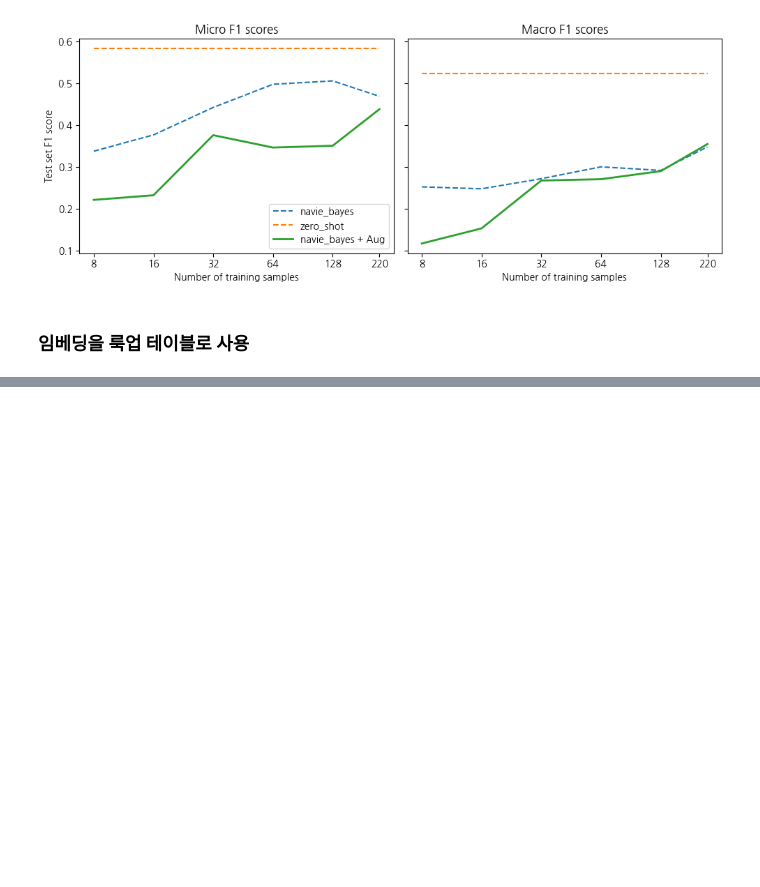
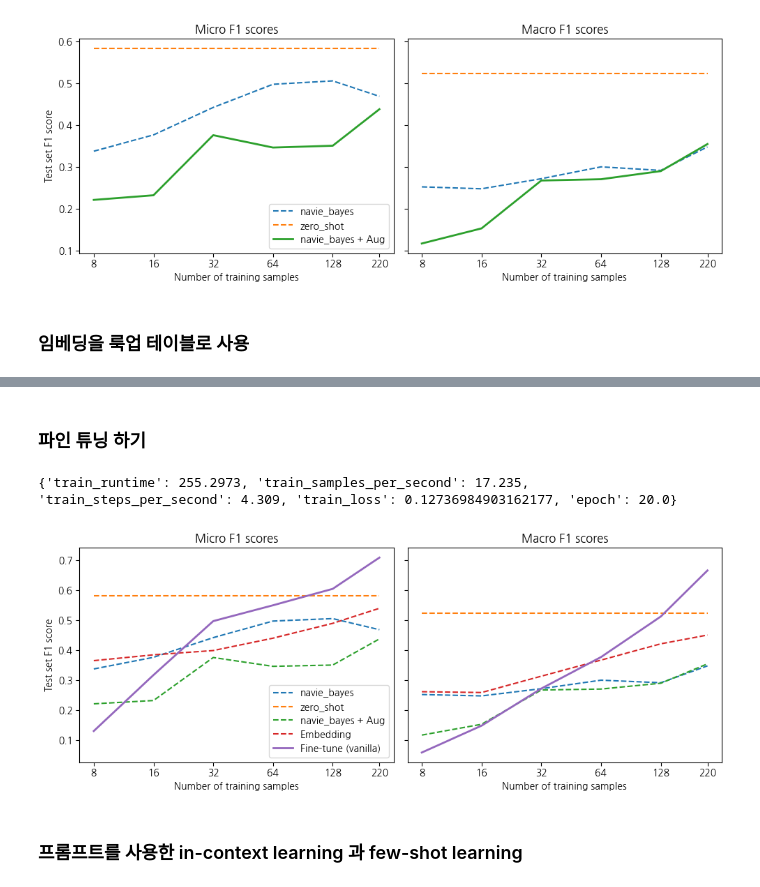
Before and after one commit to tommyjin2894/ai_study_transformer, a Jupyter notebook: 09_lack_of_label.ipynb, the cells around one changed output, grey strips where cells are left out. Drawn from its saved outputs; the diff is of its cells as text; code cells hidden in the pictures; blank space fills up the shorter version.

```diff
--- a/09_lack_of_label.ipynb
+++ b/09_lack_of_label.ipynb
@@ -595,0 +634,21 @@ perf_macro, perf_micro = find_best_k_m(embs_train, valid_queries, valid_labels)
+# %% [markdown]
+### 파인 튜닝 하기
+# %%
+import torch
+from transformers import AutoTokenizer, AutoConfig, AutoModelForSequenceClassification
+
+model_ckpt = "bert-base-uncased"
+tokenizer = AutoTokenizer.from_pretrained(model_ckpt)
+
+def tokenize(batch):
+    return tokenizer(batch['text'], truncation=True,
+                     padding="max_length", return_special_tokens_mask=True,
+                     max_length=128)
+
+ds_enc = ds.map(tokenize)
+ds_enc = ds_enc.remove_columns(["labels", "text"])
+# %%
+ds_enc.set_format("torch")
+ds_enc = ds_enc.map(lambda x : {"label_ids_f" : x["label_ids"].to(torch.float)},
+                    remove_columns=["label_ids"])
+ds_enc = ds_enc.rename_column("label_ids_f", "label_ids")
@@ -595,0 +687,28 @@ perf_macro, perf_micro = find_best_k_m(embs_train, valid_queries, valid_labels)
+# %%
+config = AutoConfig.from_pretrained(model_ckpt)
+config.num_labels = len(list(label_map.values()))
+config.problem_type = "multi_label_classification"
+
+for train_slice in train_slices:
+    model = AutoModelForSequenceClassification.from_pretrained(model_ckpt,
+                                                               config=config)
+    trainer = Trainer(
+        model=model,
+        args=training_args_fine_tune,
+        compute_metrics=compute_metrics,
+        train_dataset=ds_enc["train"].select(train_slice),
+        eval_dataset=ds_enc["valid"])
+
+    trainer.train()
+
+    pred = trainer.predict(ds_enc["test"])
+    metrics = compute_metrics(pred)
+    macro_scores ["Fine-tune (vanilla)"].append(metrics["macro f1"])
+    micro_scores["Fine-tune (vanilla)"].append(metrics["micro f1"])
+
+plot_metrics(micro_scores, macro_scores, train_samples, "Fine-tune (vanilla)")
+# %% [output]
+{'train_runtime': 255.2973, 'train_samples_per_second': 17.235, 'train_steps_per_second': 4.309, 'train_loss': 0.12736984903162177, 'epoch': 20.0}
+[figure, added]
+# %% [markdown]
+### 프롬프트를 사용한 in-context learning 과 few-shot learning
```
Also changed, not shown: parts of 29 cells of this notebook, 2 other files.
